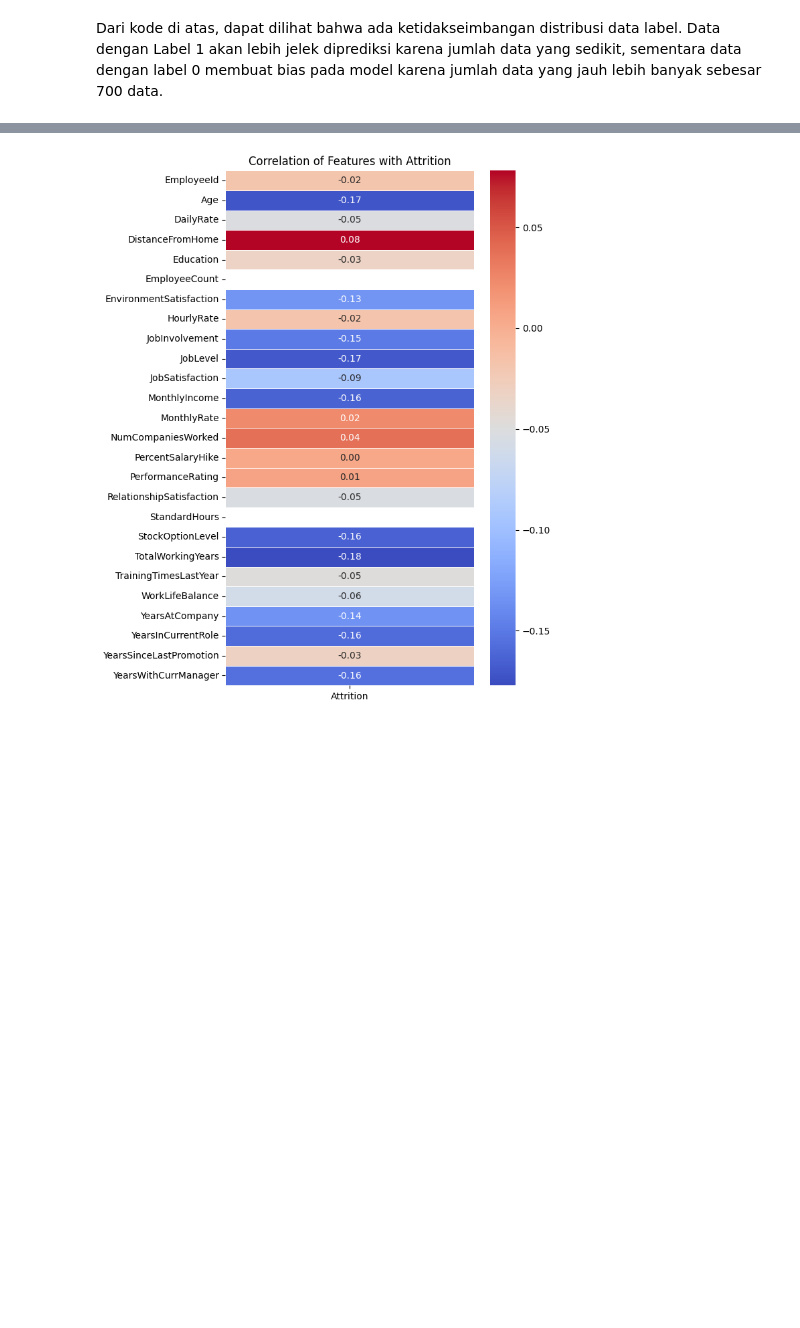
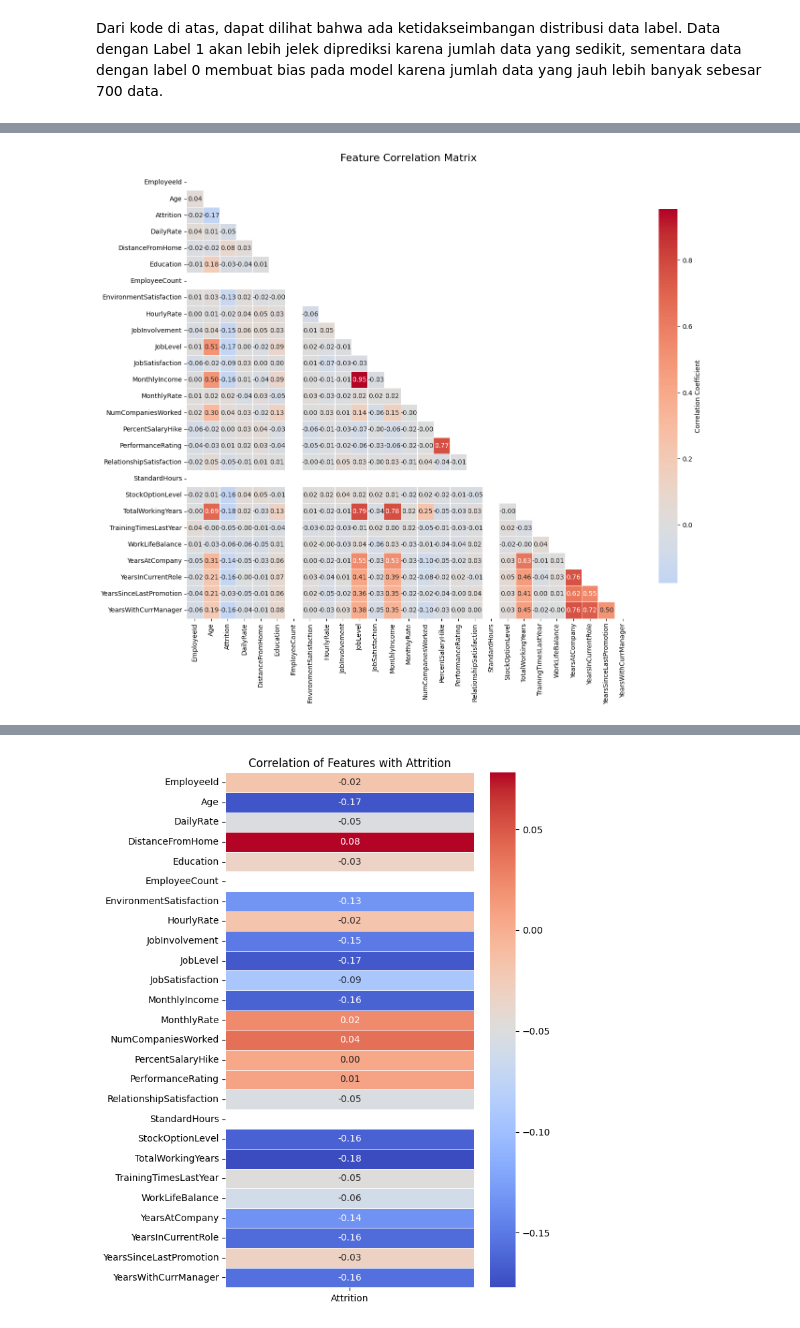
Before and after one commit to steven-fo/Belajar-Penerapan-Data-Science, a Jupyter notebook: project/human-resource/notebook.ipynb, the cells around one changed output, grey strips where cells are left out. Drawn from its saved outputs; the diff is of its cells as text; code cells hidden in the pictures; blank space fills up the shorter version.

```diff
--- a/project/human-resource/notebook.ipynb
+++ b/project/human-resource/notebook.ipynb
@@ -108,0 +158,21 @@ Dari kode di atas, dapat dilihat bahwa ada ketidakseimbangan distribusi data lab
+# %%
+plt.figure(figsize=(14, 12))
+correlation_matrix = df.select_dtypes(include=['int64', 'float64']).corr()
+mask = np.triu(np.ones_like(correlation_matrix))
+sns.heatmap(
+    correlation_matrix,
+    mask=mask,
+    annot=True,
+    fmt='.2f',
+    cmap='coolwarm',
+    center=0,
+    square=True,
+    linewidths=0.5,
+    cbar_kws={'shrink': 0.8, 'label': 'Correlation Coefficient'}
+)
+
+plt.title('Feature Correlation Matrix', fontsize=16, pad=20)
+plt.tight_layout()
+plt.show()
+# %% [output]
+[figure, added]
```
Also changed, not shown: parts of 4 cells of this notebook.
